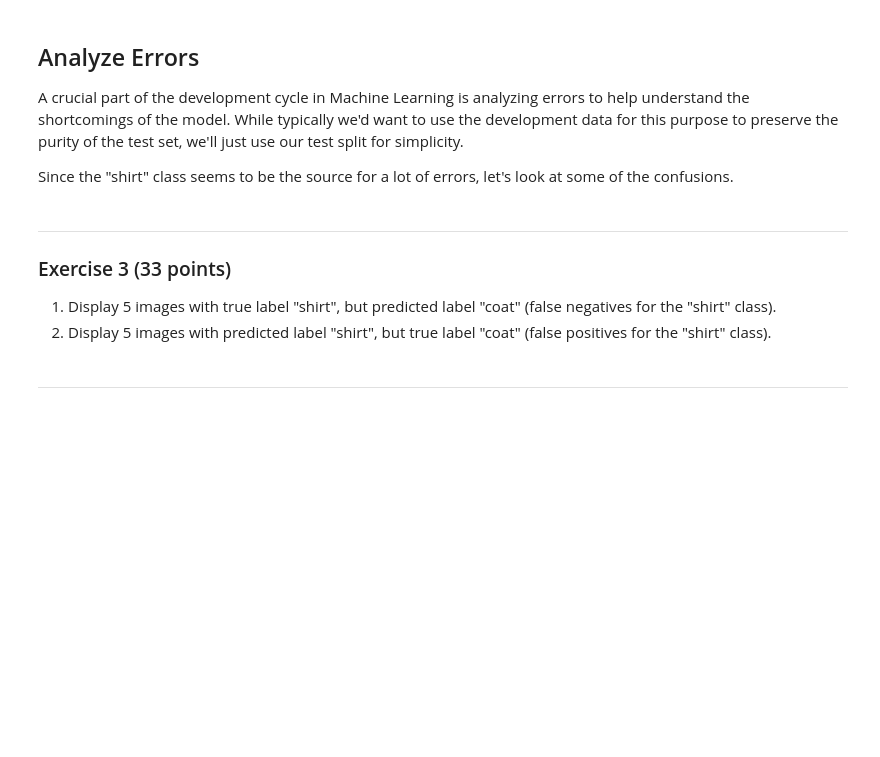
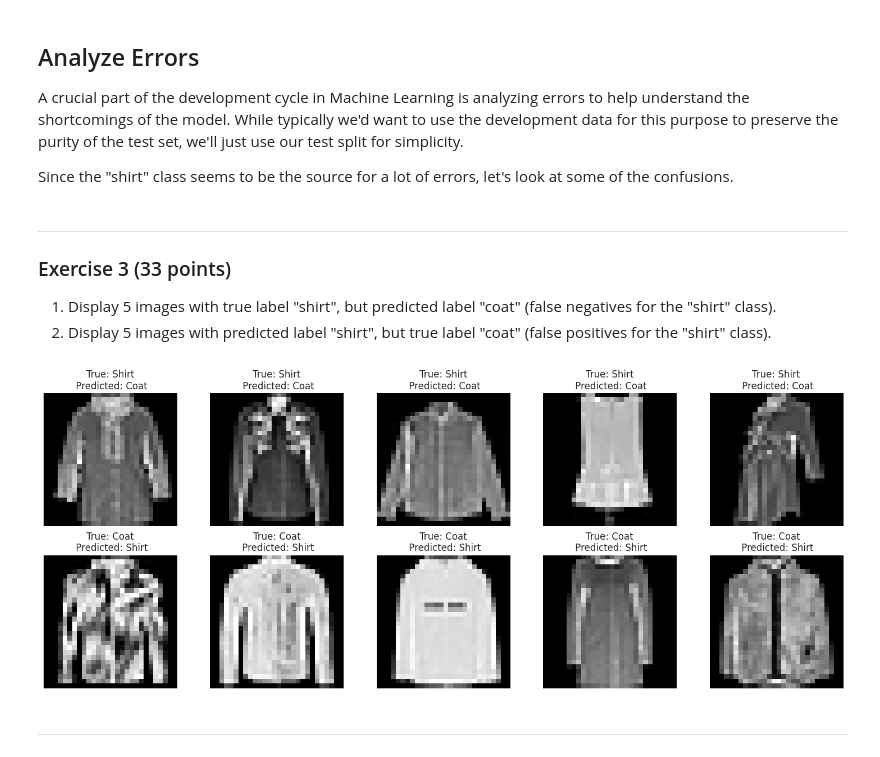
Before and after one commit to dojian/classML, a Jupyter notebook: 05_Multiclass_Classification.ipynb, the cells around one changed output. Saved outputs shown, nothing was run; the diff lists cells and outputs as text; code cells hidden in the pictures; blank space fills up the shorter version.

```diff
--- a/05_Multiclass_Classification.ipynb
+++ b/05_Multiclass_Classification.ipynb
@@ -242,3 +240,31 @@ Since the "shirt" class seems to be the source for a lot of errors, let's look a
+# %%
+# Get indices for "shirt" and "coat" classes
+shirt_index = label_names.index('shirt')
+coat_index = label_names.index('coat')
+
+# Find indices of false negatives and false positives for the "shirt" class
+false_negatives = np.where((Y_test == shirt_index) & (test_predictions == coat_index))[0]
+false_positives = np.where((Y_test == coat_index) & (test_predictions == shirt_index))[0]
+
+# Display
+fig, axes = plt.subplots(2, 5, figsize=(15, 6))
+
+# False negatives
+for i, image in enumerate(false_negatives[:5]):
+    axes[0, i].imshow(X_test[image], cmap='gray')
+    axes[0, i].set_title('True: Shirt\n Predicted: Coat')
+    axes[0, i].axis('off')
+
+# False positives
+for i, image in enumerate(false_positives[:5]):
+    axes[1, i].imshow(X_test[image], cmap='gray')
+    axes[1, i].set_title('True: Coat\n Predicted: Shirt')
+    axes[1, i].axis('off')
+
+plt.tight_layout()
+plt.show()
+# %% [output]
+[figure, added]
 # %% [markdown]
 ---
 # %% [markdown]
```
Also changed, not shown: parts of 2 cells of this notebook.
